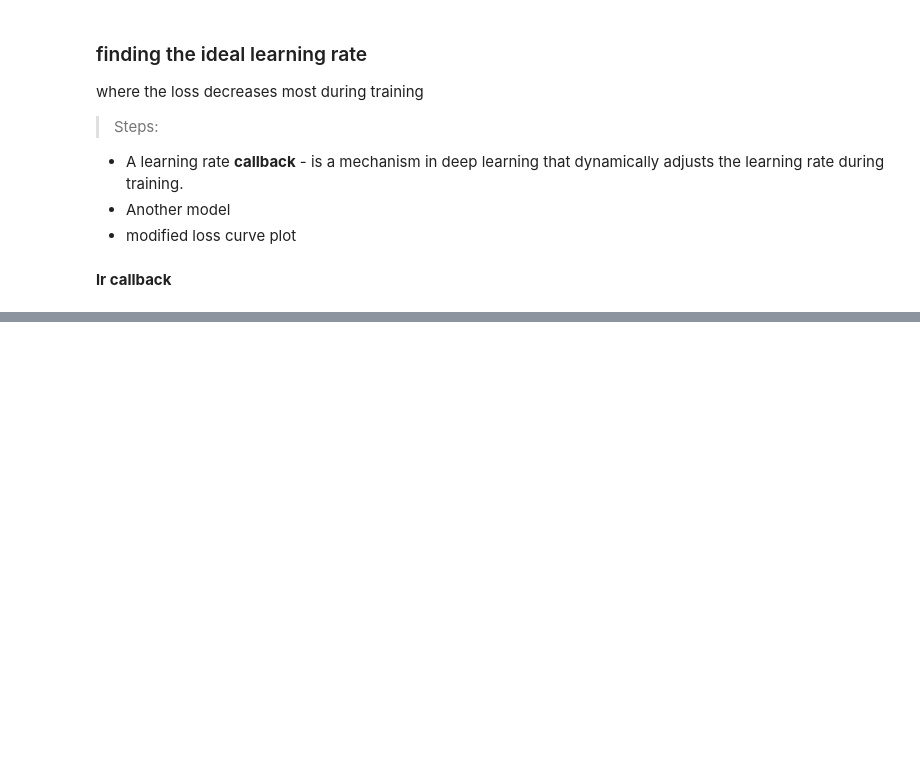
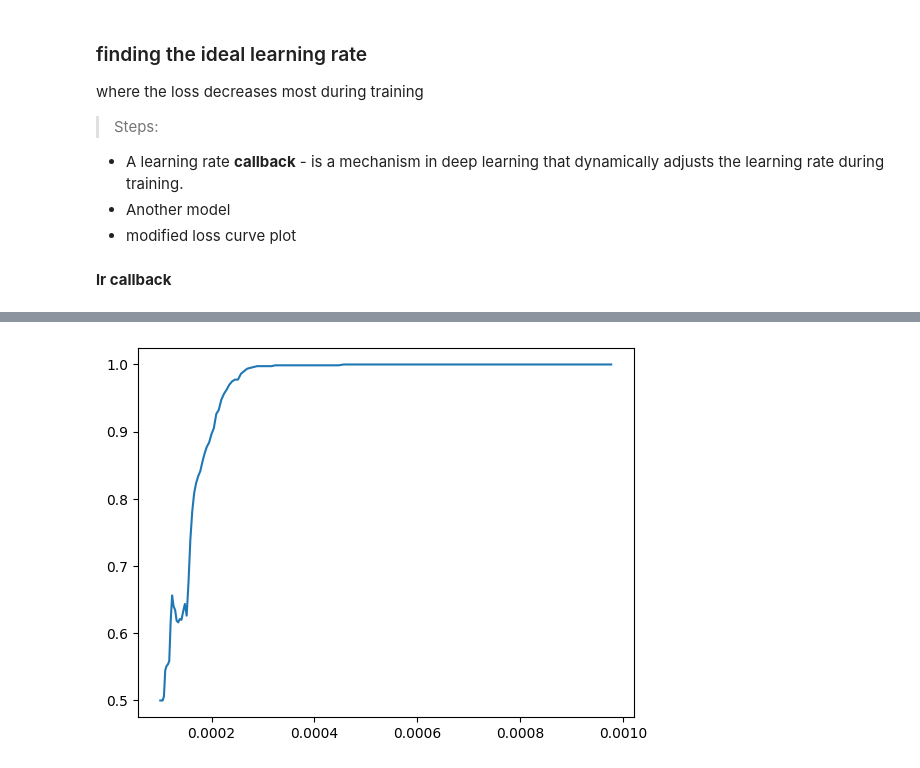
Before and after one commit to divyalaldinani/Deep-Learning-in-TensorFlow, a Jupyter notebook: 03_classification_using_NN_in_tensorflow.ipynb, the cells around one changed output, grey strips where cells are left out. Cells and saved outputs as stored; diff of their text form; code cells hidden in the pictures; blank space fills up the shorter version.

```diff
--- a/03_classification_using_NN_in_tensorflow.ipynb
+++ b/03_classification_using_NN_in_tensorflow.ipynb
@@ -477,0 +512,2 @@ model_5.fit(
+# %%
+lr = 1e-4*10**(tf.range(100, dtype = tf.float32)/100)
@@ -477,0 +534,5 @@ model_5.fit(
+# %%
+plt.plot(lr, history.history['accuracy'])
+plt.show()
+# %% [output]
+[figure, added]
```
Also changed, not shown: parts of 31 cells of this notebook.
